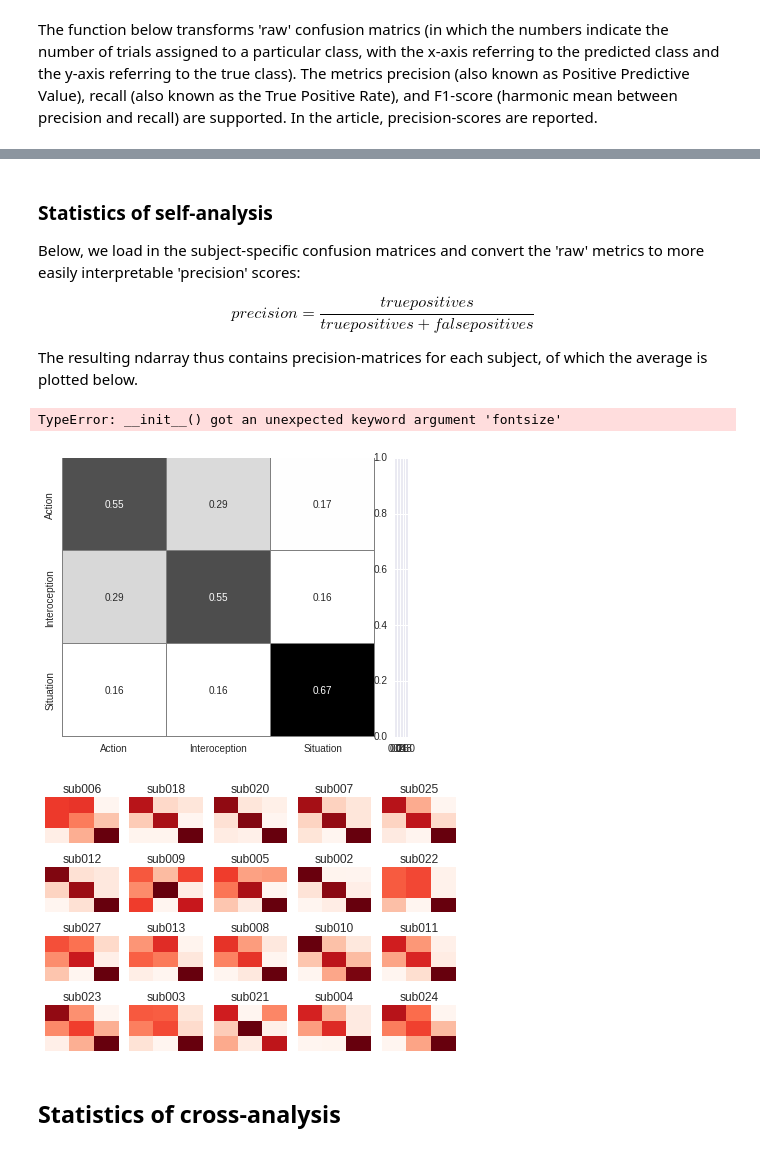
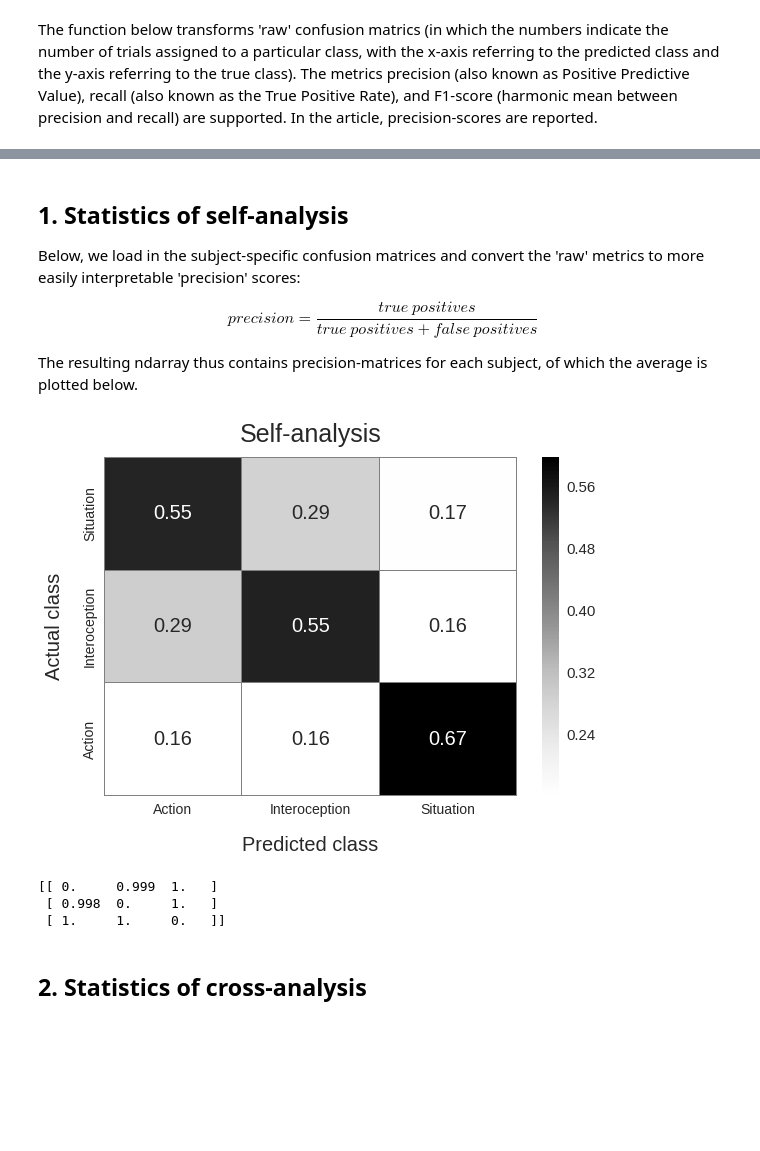
Before and after one commit to lukassnoek/DecodingEmotions, a Jupyter notebook: Analyses/statistics/statistics_main_analysis.ipynb, the cells around one changed output, grey strips where cells are left out. Saved outputs shown, nothing was run; the diff lists cells and outputs as text; code cells hidden in the pictures; blank space fills up the shorter version.

```diff
--- a/Analyses/statistics/statistics_main_analysis.ipynb
+++ b/Analyses/statistics/statistics_main_analysis.ipynb
@@ -14,7 +17,12 @@ import numpy as np
 import scipy.stats as stats
 import matplotlib.pyplot as plt
 import seaborn as sns
+import nibabel as nib
+import itertools
+
 %matplotlib inline
+
+plot_dir = '/home/lukas/Dropbox/PhD_projects/DecodingEmotions_SCAN/Plots'
 # %% [markdown]
 The function below transforms 'raw' confusion matrics (in which the numbers indicate the number of trials assigned to a particular class, with the x-axis referring to the predicted class and the y-axis referring to the true class). The metrics precision (also known as Positive Predictive Value), recall (also known as the True Positive Rate), and F1-score (harmonic mean between precision and recall) are supported. In the article, precision-scores are reported.
 # %%
@@ -33,10 +44,10 @@ def compute_score_confmat(confmat, metric='precision'):
 self_dir = '/media/lukas/data/DecodingEmotions/Validation_set/glm_zinnen/100000iter_results'
 other_dir = '/media/lukas/data/DecodingEmotions/Validation_set/glm_HWW/100000iter_results'
 # %% [markdown]
-### Statistics of self-analysis
+## 1. Statistics of self-analysis
 Below, we load in the subject-specific confusion matrices and convert the 'raw' metrics to more easily interpretable 'precision' scores:
 
-$$ precision = \frac{true positives}{true positives + false positives} $$
+$$ precision = \frac{true\ positives}{true\ positives + false\ positives} $$
 
 The resulting ndarray thus contains precision-matrices for each subject, of which the average is plotted below.
 # %%
@@ -50,24 +61,17 @@ s_confmat[np.isnan(s_confmat)] = 0
 # %%
 labels = ['Action', 'Interoception', 'Situation']
 s_av_cm = s_confmat.mean(axis=0)
-plt.figure(figsize=(7,5))
-ax = sns.heatmap(s_av_cm, cmap=plt.cm.Greys, annot=True, xticklabels=labels, yticklabels=labels,
-            linewidths=0.1, linecolor='grey', cbar_kws={'label': 'test', 'fontsize': 15})
-plt.xlabel('Actual class')
-plt.ylabel('Predicted class')
-plt.tight_layout()
-plt.savefig('self.png')
+plt.figure(figsize=(8,6))
+ax = sns.heatmap(s_av_cm, cmap=plt.cm.Greys, annot=True,
+                 linewidths=0.1, linecolor='grey', vmax=.6, cbar=True, annot_kws={'fontsize': 20})
+cax = plt.gcf().axes[-1]
+cax.tick_params(labelsize=15)
+plt.xticks(np.arange(3)+0.5, labels, fontsize=14)
+plt.yticks(np.arange(3)+0.5, labels, fontsize=14)
+plt.xlabel('Predicted class', fontsize=20, labelpad=19)
+plt.ylabel('Actual class', fontsize=20, labelpad=19)
+plt.title('Self-analysis', fontsize=25, y=1.03)
+plt.tight_layout(pad=0.1)
+plt.savefig(op.join(plot_dir, 'self_confmat.png'))
 # %% [output]
-TypeError: __init__() got an unexpected keyword argument 'fontsize'
-[figure, old version]
+[figure, new version]
-# %%
-plt.subplots(4, 5)
-for i in range(n):
-    plt.subplot(4, 5, i+1)
-    sns.heatmap(s_confmat[i,:,:], cmap=plt.cm.Reds, cbar=False,
-                linewidths=0, linecolor='grey',
-                xticklabels=False, yticklabels=False)
-    plt.title(op.basename(self_files[i]).split('_')[0])
-plt.tight_layout()
-# %% [output]
-[figure, removed]
@@ -78,5 +91,16 @@ pmat = np.array([np.round(stats.t.sf(np.abs(tt), n-1)*2, 3) for tt in tmat])
+# %%
+# Significance: p-value = nr of perms above observed score / nr of total perms
+# see: Nichols, T. E., & Holmes, A. P. (2002). Nonparametric permutation tests for functional neuroimaging:
+# a primer with examples. Human brain mapping, 15(1), 1-25
+s_av_perm_mats = s_perm_mats.mean(axis=1)
+s_p_cm = np.round((s_confmat.mean(axis=0) < s_av_perm_mats).sum(axis=0) / s_av_perm_mats.shape[0], 3)
+print(s_p_cm)
+# %% [output]
+[[ 0.     0.999  1.   ]
+ [ 0.998  0.     1.   ]
+ [ 1.     1.     0.   ]]
 # %% [markdown]
-## Statistics of cross-analysis
+## 2. Statistics of cross-analysis
 # %%
 other_files = glob.glob(op.join(other_dir, '*.pickle'))
 o_confmat = np.zeros((len(other_files), 3, 3))
```
Also changed, not shown: parts of 25 cells of this notebook, 4 other files.
